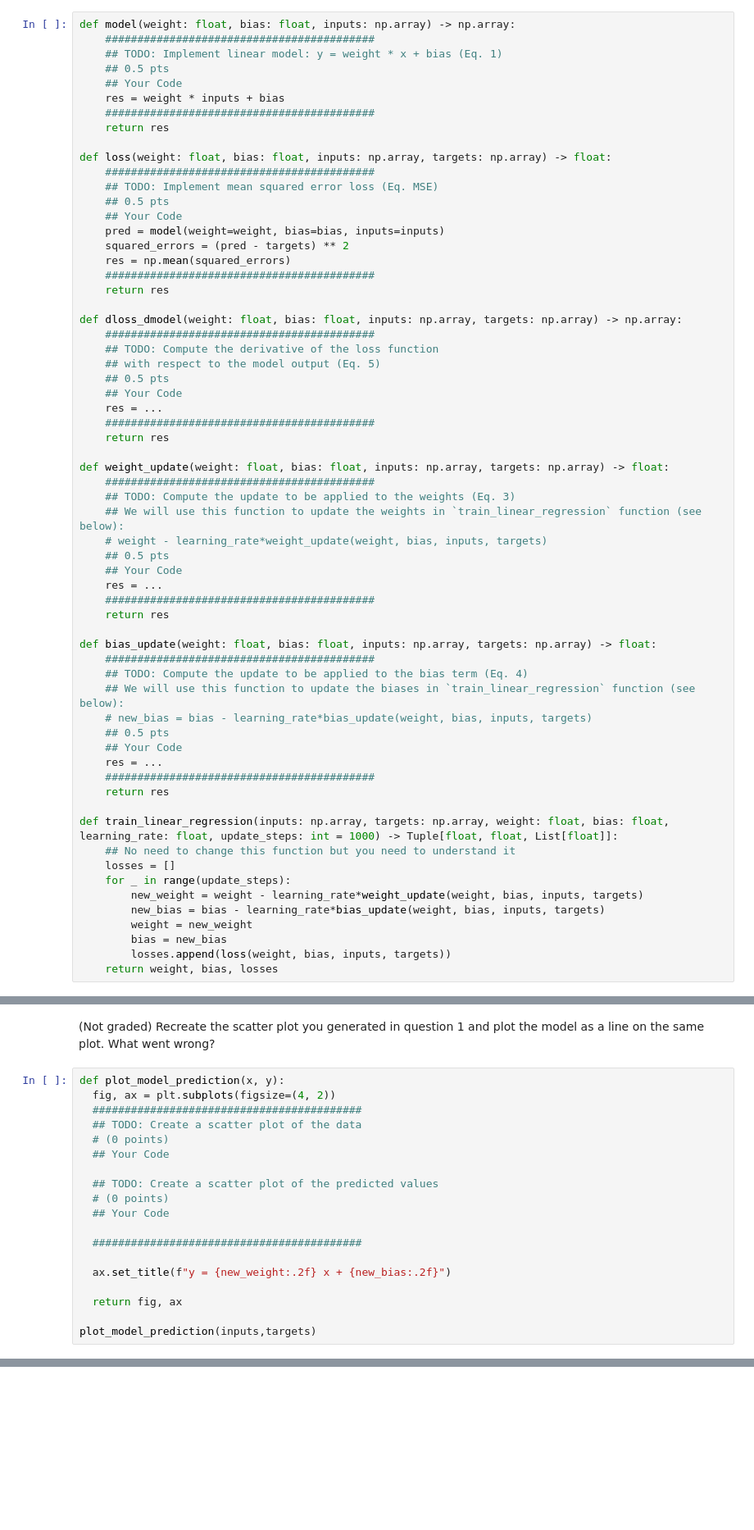
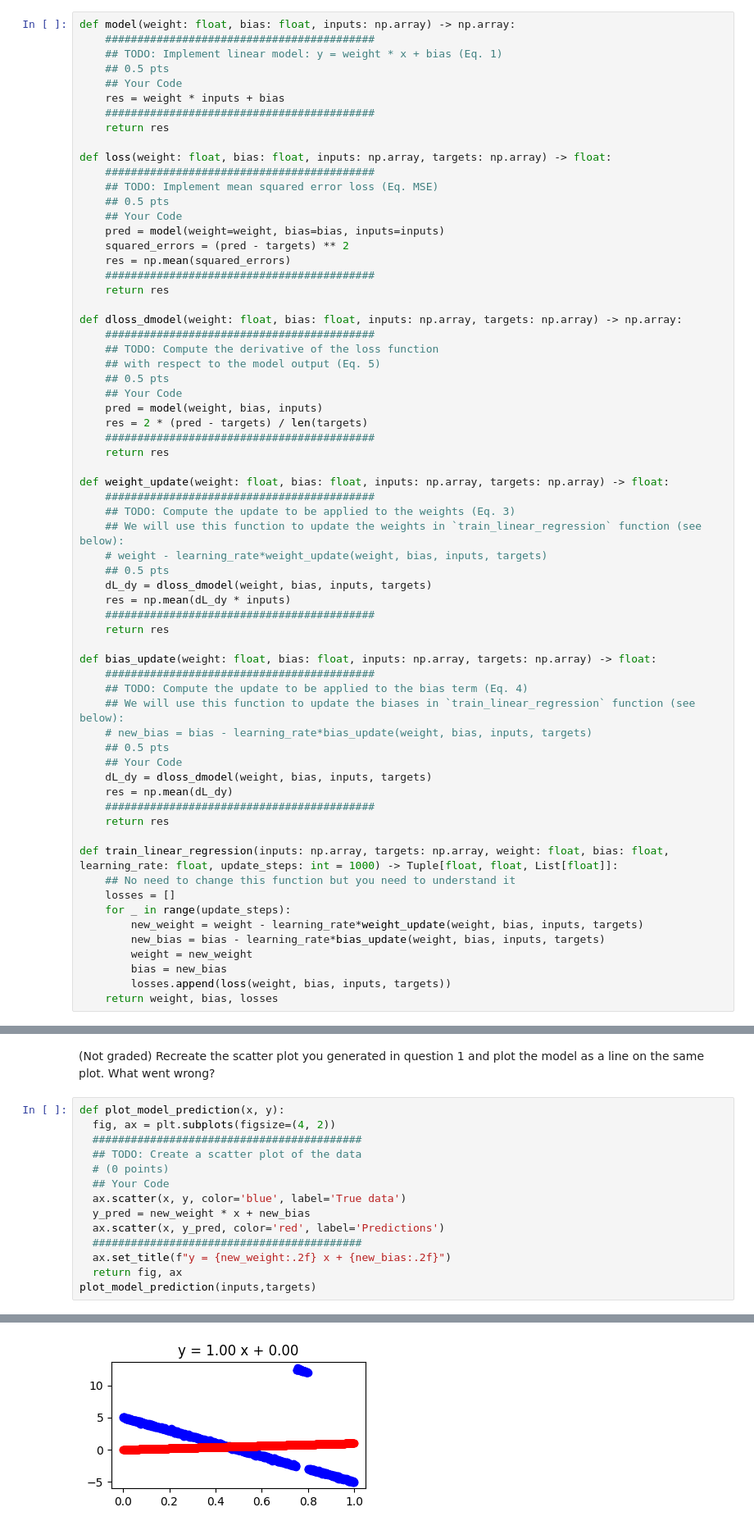
Before and after one commit to mihirsha/CSC-2516, a Jupyter notebook: Fall25_HW1_Regression.ipynb, the cells around one changed output, grey strips where cells are left out. Shown at 82% size. Cells and saved outputs as stored; diff of their text form; blank space fills up the shorter version.

```diff
--- a/Fall25_HW1_Regression.ipynb
+++ b/Fall25_HW1_Regression.ipynb
@@ -135,7 +135,8 @@ def dloss_dmodel(weight: float, bias: float, inputs: np.array, targets: np.array
     ## with respect to the model output (Eq. 5)
     ## 0.5 pts
     ## Your Code
-    res = ...
+    pred = model(weight, bias, inputs)
+    res = 2 * (pred - targets) / len(targets)
     ##########################################
     return res
 
@@ -145,8 +146,8 @@ def weight_update(weight: float, bias: float, inputs: np.array, targets: np.arra
     ## We will use this function to update the weights in `train_linear_regression` function (see below):
     # weight - learning_rate*weight_update(weight, bias, inputs, targets)
     ## 0.5 pts
-    ## Your Code
-    res = ...
+    dL_dy = dloss_dmodel(weight, bias, inputs, targets)
+    res = np.mean(dL_dy * inputs)
     ##########################################
     return res
 
@@ -157,7 +158,8 @@ def bias_update(weight: float, bias: float, inputs: np.array, targets: np.array)
     # new_bias = bias - learning_rate*bias_update(weight, bias, inputs, targets)
     ## 0.5 pts
     ## Your Code
-    res = ...
+    dL_dy = dloss_dmodel(weight, bias, inputs, targets)
+    res = np.mean(dL_dy)
     ##########################################
     return res
 
@@ -198,15 +205,11 @@ def plot_model_prediction(x, y):
   ## TODO: Create a scatter plot of the data
   # (0 points)
   ## Your Code
-
-  ## TODO: Create a scatter plot of the predicted values
-  # (0 points)
-  ## Your Code
-
+  ax.scatter(x, y, color='blue', label='True data')
+  y_pred = new_weight * x + new_bias
+  ax.scatter(x, y_pred, color='red', label='Predictions')
   ##########################################
-
   ax.set_title(f"y = {new_weight:.2f} x + {new_bias:.2f}")
-
   return fig, ax
-
 plot_model_prediction(inputs,targets)
+# %% [output]
@@ -213,3 +218,4 @@ plot_model_prediction(inputs,targets)
+[figure, added]
 # %% [markdown]
 ## 1.3 *Robust* Linear Regression (1 Point)
 Implement a linear regression model exactly like the one you created in the previous question, except using L1 loss (absolute difference) instead of the squared L2 loss (MSE). You should be able to copy and paste your code from question 1.2 and only change a few lines. Print out or plot the loss over the course of training. What is different about the loss trajectory compared to the squared-error linear regression?
```
Also changed, not shown: parts of 5 cells of this notebook.
